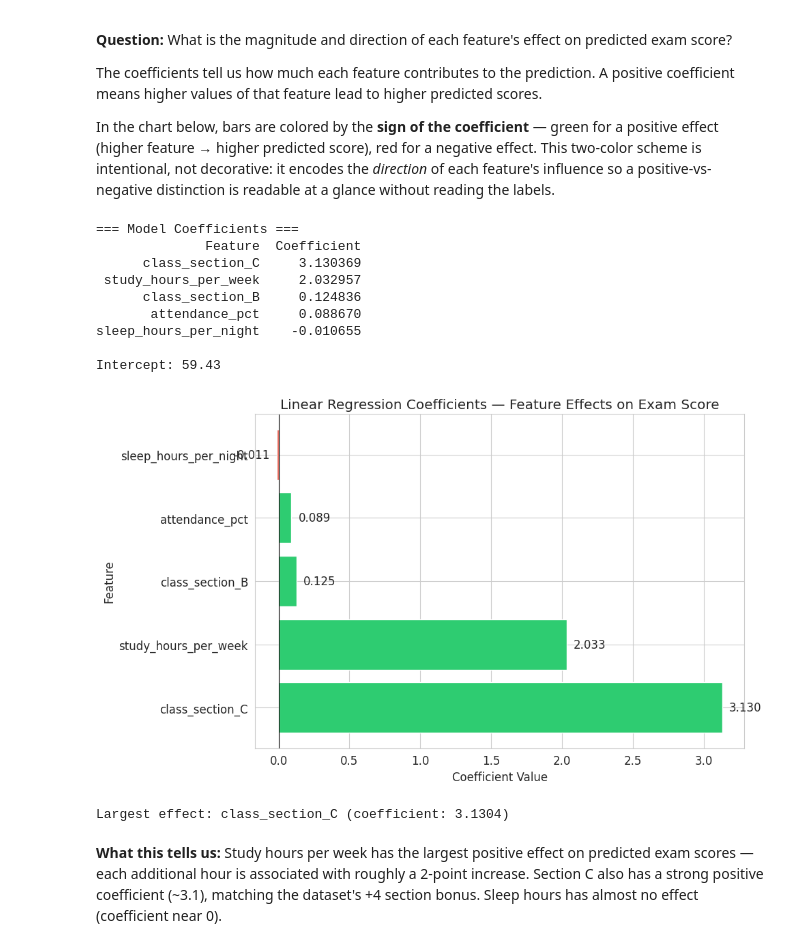
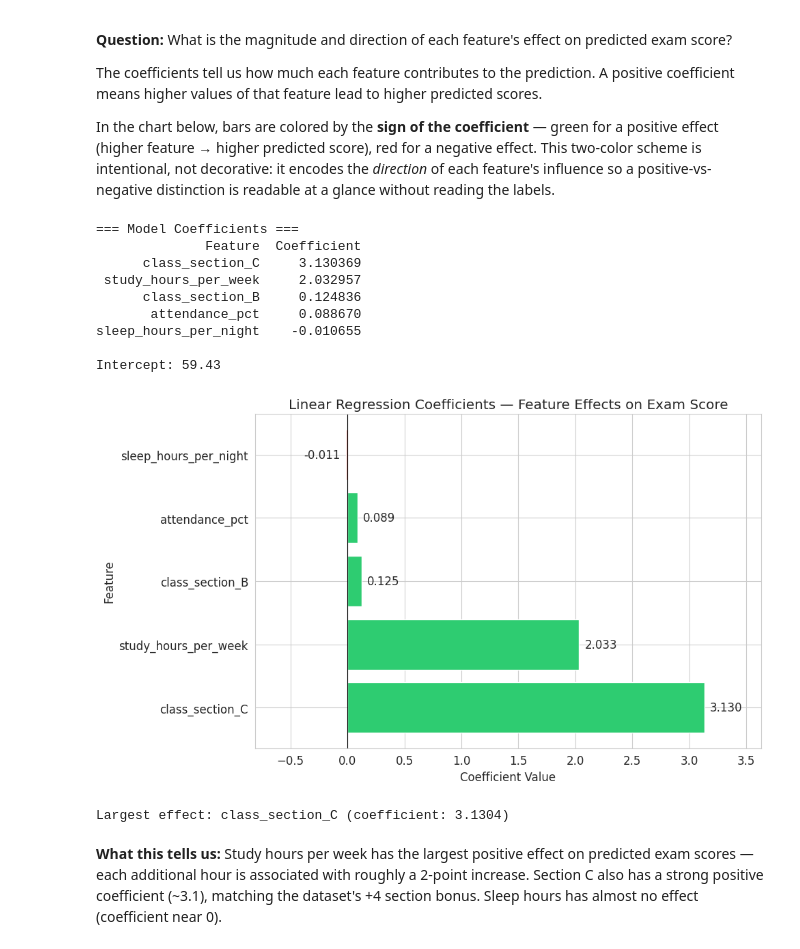
Before and after one commit to memoona-zahur/First-ML-Pipeline_Baselines_Linear-and-Logistic-Regression_and_Metrics, a Jupyter notebook: ml_pipeline.ipynb, the cells around one changed output. Cells and saved outputs as stored; diff of their text form; code cells hidden in the pictures.

Commit message:
fix: prevent value-label overlap with feature-name tick labels in coefficient chart

```diff
--- a/ml_pipeline.ipynb
+++ b/ml_pipeline.ipynb
@@ -310,34 +310,36 @@ print(f"\nIntercept: {lin_reg.intercept_:.2f}")
 fig, ax = plt.subplots(figsize=(10, 6))
 colors = ["#2ecc71" if c > 0 else "#e74c3c" for c in coefficients["Coefficient"]]
 bars = ax.barh(coefficients["Feature"], coefficients["Coefficient"], color=colors)
 ax.set_xlabel("Coefficient Value")
 ax.set_ylabel("Feature")
 ax.set_title("Linear Regression Coefficients — Feature Effects on Exam Score")
 ax.axvline(x=0, color="black", linestyle="-", linewidth=0.8)
+ax.set_xlim(coefficients["Coefficient"].min() - 0.8, coefficients["Coefficient"].max() + 0.5)
+
 
 # Add value labels
 for bar, val in zip(bars, coefficients["Coefficient"]):
     ax.text(bar.get_width() + 0.05 if val > 0 else bar.get_width() - 0.05,
             bar.get_y() + bar.get_height()/2,
             f"{val:.3f}", va="center", ha="left" if val > 0 else "right")
 
 plt.tight_layout()
 plt.savefig(f"{CHARTS_DIR}/chart_coefficients.png", dpi=150, bbox_inches="tight")
 plt.show()
 
 largest_effect = coefficients.iloc[0]
 print(f"\nLargest effect: {largest_effect['Feature']} (coefficient: {largest_effect['Coefficient']:.4f})")
 # %% [output]
 === Model Coefficients ===
               Feature  Coefficient
       class_section_C     3.130369
  study_hours_per_week     2.032957
       class_section_B     0.124836
        attendance_pct     0.088670
 sleep_hours_per_night    -0.010655
 
 Intercept: 59.43
-[figure, old version]
+[figure, new version]
 Largest effect: class_section_C (coefficient: 3.1304)
 # %% [markdown]
 **What this tells us:** Study hours per week has the largest positive effect on predicted exam scores — each additional hour is associated with roughly a 2-point increase. Section C also has a strong positive coefficient (~3.1), matching the dataset's +4 section bonus. Sleep hours has almost no effect (coefficient near 0).
```
Also changed, not shown: 1 other file.
